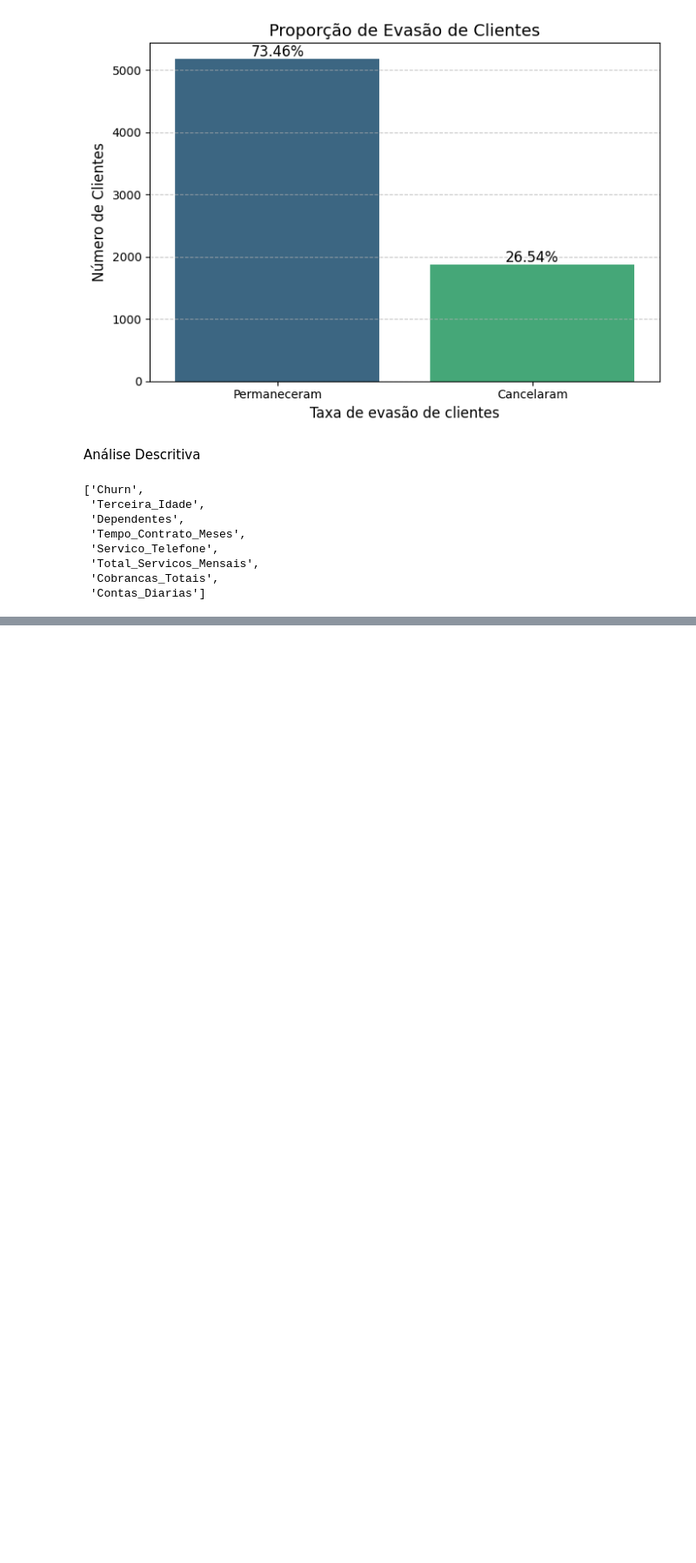
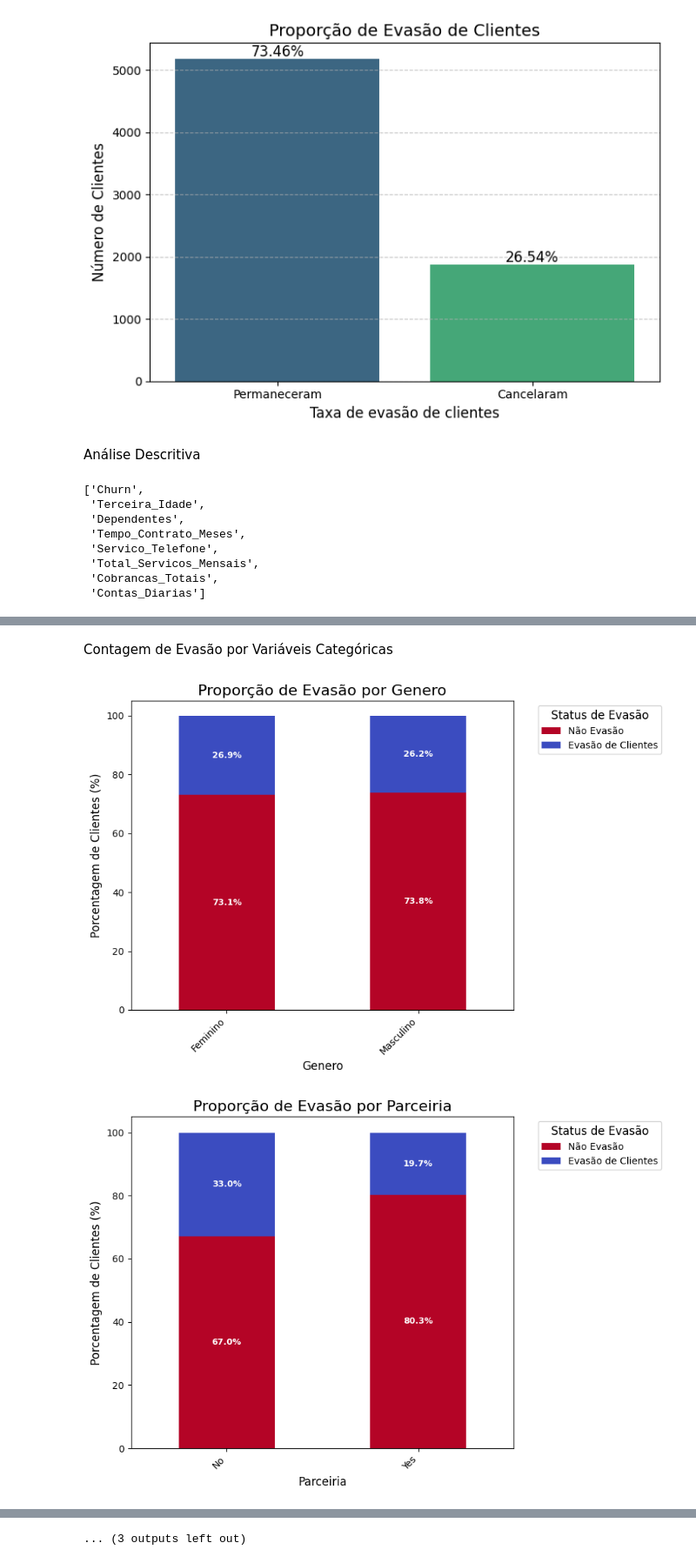
Before and after one commit to GabrielRdev/analise-telecom-x, a Jupyter notebook: notebook/02-analise-telecomx.ipynb, the cells around one changed output, grey strips where cells are left out. Shown at 87% size. Drawn from its saved outputs; the diff is of its cells as text; code cells hidden in the pictures; blank space fills up the shorter version.

Commit message:
feat:: grafico de evasão por categoria

```diff
--- a/notebook/02-analise-telecomx.ipynb
+++ b/notebook/02-analise-telecomx.ipynb
@@ -79,3 +79,63 @@ descriptive_stats
 | 50% | 0.000000 | 0.000000 | 0.000000 | 29.000000 | 1.000000 | 70.350000 | ... |
 | 75% | 1.000000 | 0.000000 | 1.000000 | 55.000000 | 1.000000 | 89.850000 | ... |
 | max | 1.000000 | 1.000000 | 1.000000 | 72.000000 | 1.000000 | 118.750000 | ... |
+# %% [markdown]
+Contagem de Evasão por Variáveis Categóricas
+# %%
+categorical_cols = [
+    'Genero', 'Parceiria', 'Dependentes', 'Servico_Telefone',
+    'Multiplas_Linhas', 'Servico_Internet', 'Seguranca_Online',
+    'Backup_Online', 'Protecao_Dispositivo', 'Suporte_Tecnico',
+    'Streaming_TV', 'Streaming_Filmes', 'Contrato',
+    'Fatura_Online', 'Metodo_Pagamento'
+]
+
+label_mappings = {
+    'Genero': {0: 'Feminino', 1: 'Masculino'}, # Assumindo 0 para Feminino, 1 para Masculino
+    'Cidadao_Senior': {0: 'Não-Idoso', 1: 'Idoso'},
+    'Parceiro': {0: 'Não', 1: 'Sim'},
+    'Dependentes': {0: 'Não', 1: 'Sim'},
+    'Servico_Telefone': {0: 'Não', 1: 'Sim'},
+    'Multiplas_Linhas': {0: 'Não', 1: 'Sim',2:'No phone service'}, # Pode ter 'No phone service'
+    'Seguranca_Online': {0: 'Não', 1: 'Sim', 2:'No internet service'}, # Pode ter 'No internet service'
+    'Backup_Online': {0: 'Não', 1: 'Sim', 2:'No internet service'},    # Pode ter 'No internet service'
+    'Protecao_Dispositivo': {0: 'Não', 1: 'Sim', 2:'No internet service'}, # Pode ter 'No internet service'
+    'Suporte_Tecnico': {0: 'Não', 1: 'Sim', 2:'No internet service'},  # Pode ter 'No internet service'
+    'Streaming_TV': {0: 'Não', 1: 'Sim', 2:'No internet service'},     # Pode ter 'No internet service'
+    'Streaming_Filmes': {0: 'Não', 1: 'Sim', 2:'No internet service'}, # Pode ter 'No internet service'
+    'Fatura_Online': {0: 'Não', 1: 'Sim', 2:'No internet service'}
+}
+
+# Loop para criar um gráfico de barras empilhadas de porcentagem para cada variável categórica
+for col in categorical_cols:
+    plt.figure(figsize=(10, 6))
+
+    churn_by_category = pd.crosstab(df[col], df['Churn'], normalize='index') * 100
+    churn_by_category = churn_by_category.rename(columns={0: 'Não Evasão', 1: 'Evasão de Clientes'})
+
+    ax = churn_by_category.plot(kind='bar', stacked=True, figsize=(10, 6), colormap='coolwarm_r', ax=plt.gca())
+
+    plt.title(f'Proporção de Evasão por {col}', fontsize=16)
+    plt.xlabel(col, fontsize=12)
+    plt.ylabel('Porcentagem de Clientes (%)', fontsize=12)
+    plt.xticks(rotation=45, ha='right', fontsize=10)
+    plt.yticks(fontsize=10)
+    plt.legend(title='Status de Evasão', fontsize=10, title_fontsize=12, bbox_to_anchor=(1.05, 1), loc='upper left')
+
+    # Aplicar os rótulos de 0/1 se a coluna estiver no dicionário de mapeamento
+    if col in label_mappings:
+        current_ticks = ax.get_xticks()
+        mapped_labels = [label_mappings[col].get(int(t), t) for t in current_ticks]
+        ax.set_xticklabels(mapped_labels)
+
+    # --- Adicionar rótulos de porcentagem dentro das barras ---
+    for container in ax.containers:
+        # container é um Patch (barra) do matplotlib
+        labels = [f'{w:.1f}%' if (w := v.get_height()) > 0 else '' for v in container] # Evita 0.0% para segmentos muito pequenos
+        ax.bar_label(container, labels=labels, label_type='center', fontsize=9, color='white', weight='bold') # Cor do texto
+
+    plt.tight_layout(rect=[0, 0, 0.88, 1]) # Ajusta o layout para acomodar a legenda
+    plt.show()
+# %% [output]
+[figure, added]
+[figure, added]
@@ -81,0 +152 @@ descriptive_stats
+... (3 outputs left out)
```
Also changed, not shown: parts of 1 cell of this notebook.
